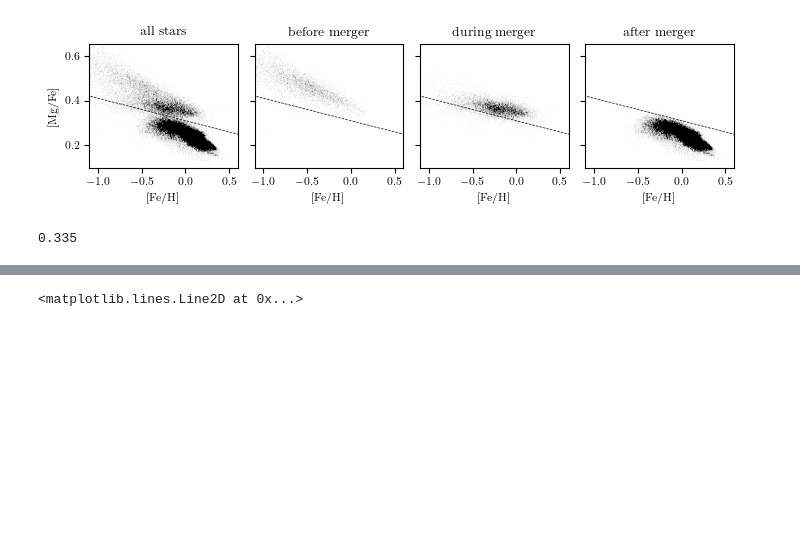
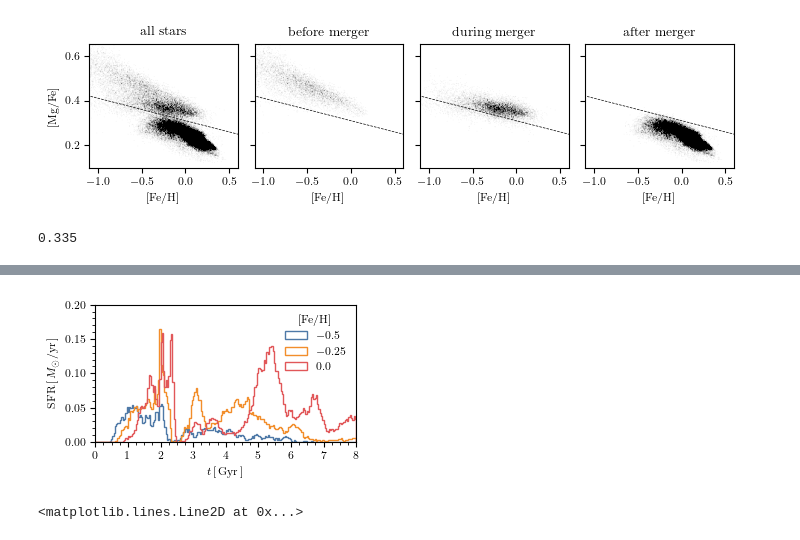
Before and after one commit to gusbeane/GSEgas, a Jupyter notebook: plots/before_after/before_after.ipynb, the cells around one changed output, grey strips where cells are left out. Cells and saved outputs as stored; diff of their text form; code cells hidden in the pictures; blank space fills up the shorter version.

Commit message:
Add beforeafter sfh by iron

```diff
--- a/plots/before_after/before_after.ipynb
+++ b/plots/before_after/before_after.ipynb
@@ -208,3 +208,44 @@ fig.savefig('before_after_sfh.pdf')
+# %%
+fig, ax = plt.subplots(1, 1, figsize=(columnwidth, 0.6*columnwidth))
+
+yalpha = m*logFeH + b
+high_alpha = logMgFe > yalpha
+low_alpha = np.logical_not(high_alpha)
+
+in_band = np.logical_and(logFeH > -0.05, logFeH < 0.05)
+# high_alpha = np.logical_and(high_alpha, in_band)
+# low_alpha = np.logical_and(low_alpha, in_band)
+
+for logFeH0,c in zip([-0.5, -0.25, 0.0], [tb_c[0], tb_c[1], tb_c[2]]):
+    in_band = np.logical_and(logFeH > -0.05 + logFeH0, logFeH < 0.05 + logFeH0)
+
+    high_alpha_in_band = np.logical_and(high_alpha, in_band)
+    low_alpha_in_band = np.logical_and(low_alpha, in_band)
+
+    mass_form = sn.part4.GFM_InitialMass
+    tbins =np.linspace(0, 8, 200+1)
+    dt = (tbins[-1] - tbins[0]) / 200
+
+    # ax.hist(tform[high_alpha_in_band], bins=tbins, weights=mass_form[high_alpha_in_band]/dt,
+            # histtype='step', color=c, label=r'$\textrm{high } \alpha$');
+
+    # ax.hist(tform[low_alpha_in_band], bins=tbins, weights=mass_form[low_alpha_in_band]/dt,
+            # histtype='step', color=c, ls='dotted', label=r'$\textrm{low } \alpha$')
+
+    ax.hist(tform[in_band], bins=tbins, weights=mass_form[in_band]/dt, histtype='step',
+            color = c, label=r'$'+str(logFeH0)+'$')
+
+ax.set(xlim=(0, 8), ylim=(0, 0.2))
+ax.set(xticks=np.arange(0, 8+1, 1))
+ax.set_xticks(np.arange(0, 8+0.25, 0.25), minor=True)
+ax.set_yticks(np.arange(0, 0.2+0.01, 0.01), minor=True)
+ax.set(xlabel=r'$t\,[\,\textrm{Gyr}\,]$', ylabel=r'$\textrm{SFR}\,[\,M_{\odot}/\textrm{yr}\,]$')
+ax.legend(frameon=False, title=r'$[\textrm{Fe}/\textrm{H}]$')
+# ax.set_title(r'$-0.05 < [\textrm{Fe}/\textrm{H}] < 0.05$')
+fig.tight_layout()
+fig.savefig('before_after_sfh_by_iron.pdf')
+# %% [output]
+[figure, added]
 # %%
 r = np.linalg.norm(sn.part4.rotpos, axis=1)
 plt.hist(r[in_SN], bins=np.linspace(0, 30, 100));
```
Also changed, not shown: parts of 1 cell of this notebook, 2 other files.
